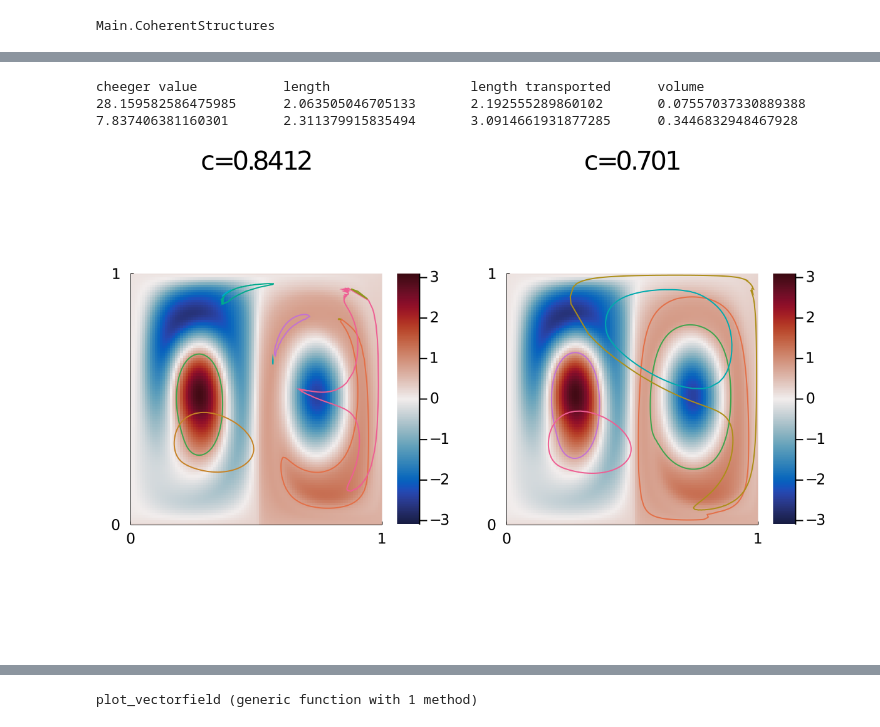
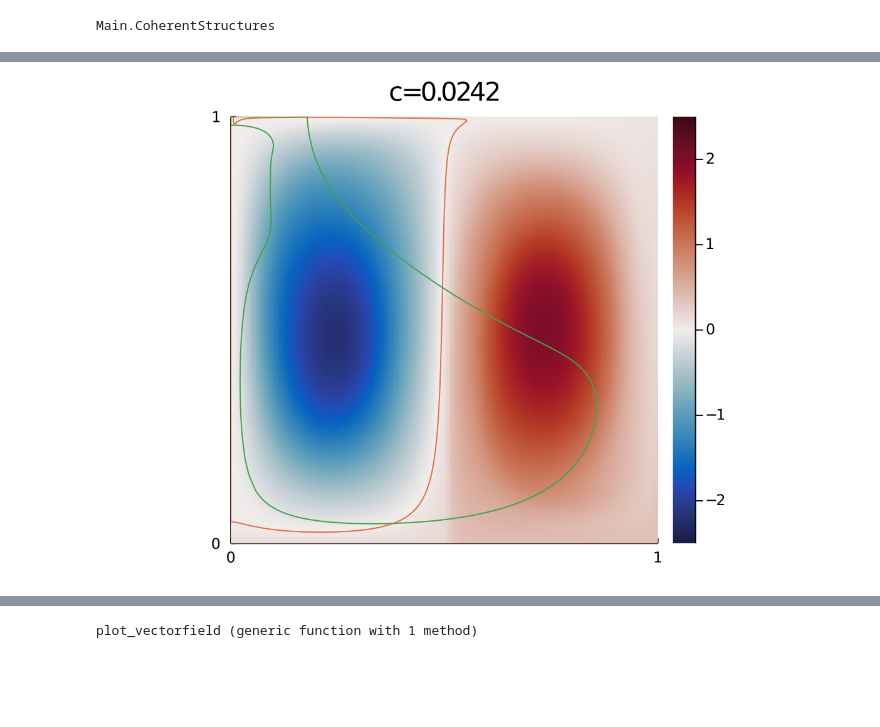
Before and after one commit to MaHermann/CoherentStructures.jl, a Jupyter notebook: notebooks/Rotating Double Gyre/gyre_LR_CG.ipynb, the cells around one changed output, grey strips where cells are left out. Cells and saved outputs as stored; diff of their text form; code cells hidden in the pictures; blank space fills up the shorter version.

```diff
--- a/notebooks/Rotating Double Gyre/gyre_LR_CG.ipynb
+++ b/notebooks/Rotating Double Gyre/gyre_LR_CG.ipynb
@@ -90,0 +114,9 @@ uϵ = uϵ*sign(sum(uϵ))
+# %%
+color =    :balance
+xticks =   0:1:1
+yticks =   0:1:1
+colorbar = :left
+cmins =     [-2.5, -2.5, -2.5, -2.5, -2.5, -2.5, -2.5, -2.5, -2.5, -2.5, -2.5]
+cmaxs =     -cmins
+cmins_lr =  [-2.5, -2.5, -2.5, -2.5, -2.5, -2.5, -2.5, -2.5, -2.5, -2.5, -2.5]
+cmaxs_lr =  -cmins_lr;
@@ -90,0 +143,3 @@ uϵ = uϵ*sign(sum(uϵ))
+# %%
+#limit ourselves to one ev for plotting etc.
+ev = 2
@@ -138 +194,5 @@ dynamic_cheeger_value_levelset_nonnegative (generic function with 1 method)
+# %%
+# resoultion for the levelset methods (default should be 'nothing', that way the grid resolution is used)
+x_resolution = 500
+y_resolution = 500;
 # %%
@@ -169,6 +244,8 @@ Plots.plot(range(min,stop=max,length=1000)[1:end-1],values[1:end-1])
 # %%
 best_levelset, best_value = get_minimal_levelset(
-    ctx,u₀,dynamic_cheeger_value_levelset_nonnegative,n_candidates=1000)
+    ctx,u₀[:,ev],dynamic_cheeger_value,
+    x_resolution=x_resolution,y_resolution=y_resolution,
+    n_candidates=1000,min=0)
 print("Dynamic Cheeger value:\t",best_value,"\n")
 print("Levelset:\t\t",level(best_levelset),"\n")
 # %% [output]
@@ -194,49 +258,23 @@ Levelset:               0.700969858948127
 # %%
-# value from paper
-c_paper = 0.8412
-plot_paper = plot_u(ctx, u₀,  grid_resolution, grid_resolution, title="c=$(round(c_paper,digits=4))",
-        colorbar=colorbar, color=color, clims=(cmin,cmax), xticks=xticks, yticks=yticks,legend=false)
+c_best = level(best_levelset)
+plot_u(ctx, u₀[:,ev],  grid_resolution, grid_resolution, title="c=$(round(c_best,digits=4))",
+        colorbar=colorbar, color=color, clims=(cmins[ev],cmaxs[ev]), xticks=xticks, yticks=yticks,legend=false)
 
-curves = lines(get_levelset(ctx, u₀, c_paper))
+curves = lines(best_levelset)
+curves = [Main.CoherentStructures.closeCurve(ctx,c) for c in curves]
 curves_moved = [Main.CoherentStructures.apply2curve(x->T(x,0),c) for c in curves]
 
-cheeger_value = dynamic_cheeger_value(ctx, curves[1], x->T(x,0))
-print("cheeger value\t\tlength\t\t\tlength transported\tvolume\n")
-print("$(cheeger_value)\t$(Main.CoherentStructures.getLength(curves[1]))\t",
-    "$(Main.CoherentStructures.getLength(curves_moved[1]))\t$(Main.CoherentStructures.getEuclideanArea(ctx,curves[1]))\n")
+cheeger_value = dynamic_cheeger_value_matlab(curves[1])
 
 for c in curves
     Plots.plot!(coordinates(c))
 end
 for c in curves_moved
     Plots.plot!(coordinates(c))
 end
-
-# our value
-c_ours = level(best_levelset)
-plot_ours = plot_u(ctx, u₀,  grid_resolution, grid_resolution, title="c=$(round(c_ours,digits=4))",
-        colorbar=colorbar, color=color, clims=(cmin,cmax), xticks=xticks, yticks=yticks,legend=false)
-
-curves = lines(get_levelset(ctx, u₀, c_ours))
-curves = [Main.CoherentStructures.closeCurve(ctx,c) for c in curves]
-curves_moved = [Main.CoherentStructures.apply2curve(x->T(x,0),c) for c in curves]
-
-cheeger_value = dynamic_cheeger_value(ctx, curves[1], x->T(x,0))
-print("$(cheeger_value)\t$(Main.CoherentStructures.getLength(curves[1]))\t",
-    "$(Main.CoherentStructures.getLength(curves_moved[1]))\t$(Main.CoherentStructures.getEuclideanArea(ctx,curves[1]))\n")
-
-for c in curves
-    Plots.plot!(coordinates(c))
-end
-for c in curves_moved
-    Plots.plot!(coordinates(c))
-end
-Plots.plot(plot_paper,plot_ours,fmt=:png,dpi=200,legend=false,aspectratio=1,xlims=(0,1),ylims=(0,1))
+Plots.plot!(fmt=:png,dpi=200,legend=false,aspectratio=1,xlims=(0,1),ylims=(0,1))
 # %% [output]
-cheeger value           length                  length transported      volume
-28.159582586475985      2.063505046705133       2.192555289860102       0.07557037330889388
-7.837406381160301       2.311379915835494       3.0914661931877285      0.3446832948467928
-[figure, old version]
+[figure, new version]
 # %%
 using PyCall
 using PyPlot
```
Also changed, not shown: parts of 48 cells of this notebook, 12 other files.
